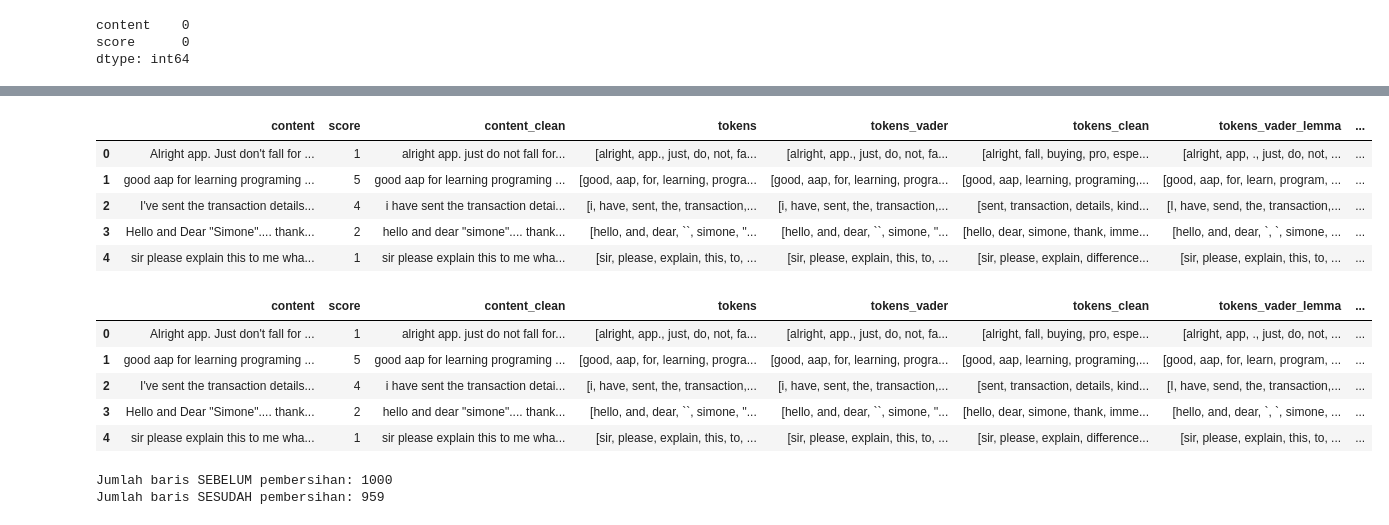
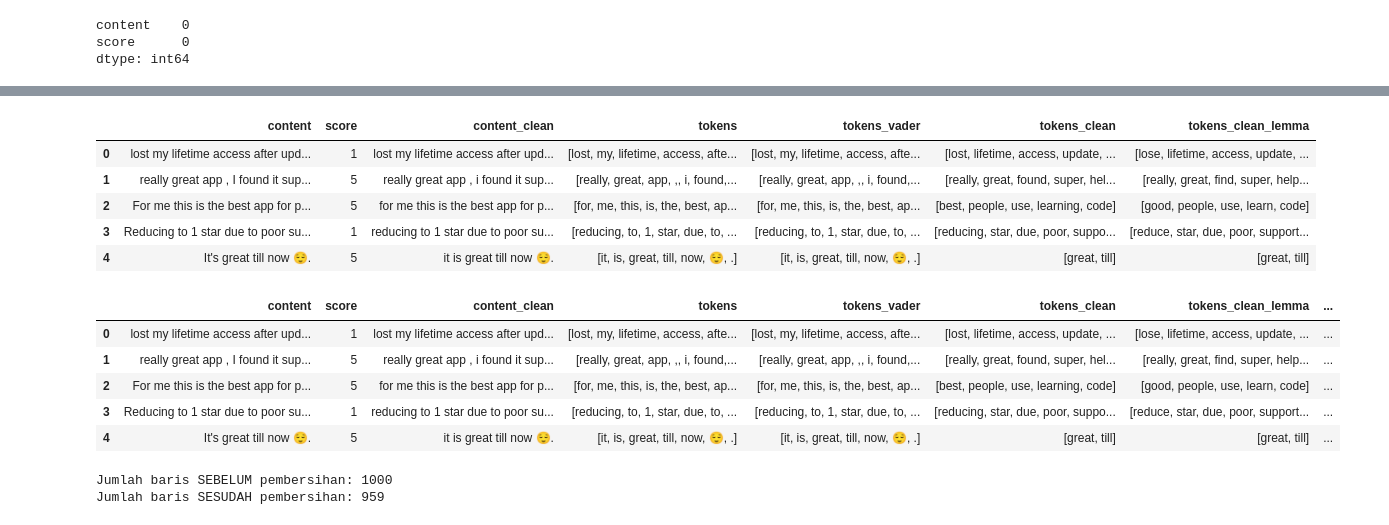
Before and after one commit to AnnisaFadila069/gamified-coding-app-analysis, a Jupyter notebook: Notebook/Apk_programming hub.ipynb, the cells around one changed output, grey strips where cells are left out. Cells and saved outputs as stored; diff of their text form; code cells hidden in the pictures.

```diff
--- a/Notebook/Apk_programming hub.ipynb
+++ b/Notebook/Apk_programming hub.ipynb
@@ -251,26 +251,23 @@ df2[df2['tokens'].apply(lambda tokens: 'nice' in tokens)]
 # %%
 #✅ 8. Lemmatization
 # Load model spaCy
 nlp = spacy.load("en_core_web_sm")
 
 # Fungsi lemmatizer menggunakan spaCy
 def lemmatize_tokens(tokens):
     doc = nlp(" ".join(tokens))  # Gabungkan token ke dalam satu string untuk diproses
     return [token.lemma_ for token in doc]
 
-# Lemmatisasi kolom 'tokens_vader'
-df2['tokens_vader_lemma'] = df2['tokens_vader'].apply(lemmatize_tokens)
-
 # Lemmatisasi kolom 'tokens_clean'
 df2['tokens_clean_lemma'] = df2['tokens_clean'].apply(lemmatize_tokens)
 df2.head(5)
 # %% [output]
-|  | content | score | content_clean | tokens | tokens_vader | tokens_clean | tokens_vader_lemma | ... |
-| 0 | Alright app. Just don't fall for ... | 1 | alright app. just do not fall for... | [alright, app., just, do, not, fa... | [alright, app., just, do, not, fa... | [alright, fall, buying, pro, espe... | [alright, app, ., just, do, not, ... | ... |
-| 1 | good aap for learning programing ... | 5 | good aap for learning programing ... | [good, aap, for, learning, progra... | [good, aap, for, learning, progra... | [good, aap, learning, programing,... | [good, aap, for, learn, program, ... | ... |
-| 2 | I've sent the transaction details... | 4 | i have sent the transaction detai... | [i, have, sent, the, transaction,... | [i, have, sent, the, transaction,... | [sent, transaction, details, kind... | [I, have, send, the, transaction,... | ... |
-| 3 | Hello and Dear "Simone".... thank... | 2 | hello and dear "simone".... thank... | [hello, and, dear, ``, simone, ''... | [hello, and, dear, ``, simone, ''... | [hello, dear, simone, thank, imme... | [hello, and, dear, `, `, simone, ... | ... |
-| 4 | sir please explain this to me wha... | 1 | sir please explain this to me wha... | [sir, please, explain, this, to, ... | [sir, please, explain, this, to, ... | [sir, please, explain, difference... | [sir, please, explain, this, to, ... | ... |
+|  | content | score | content_clean | tokens | tokens_vader | tokens_clean | tokens_clean_lemma |
+| 0 | lost my lifetime access after upd... | 1 | lost my lifetime access after upd... | [lost, my, lifetime, access, afte... | [lost, my, lifetime, access, afte... | [lost, lifetime, access, update, ... | [lose, lifetime, access, update, ... |
+| 1 | really great app , I found it sup... | 5 | really great app , i found it sup... | [really, great, app, ,, i, found,... | [really, great, app, ,, i, found,... | [really, great, found, super, hel... | [really, great, find, super, help... |
+| 2 | For me this is the best app for p... | 5 | for me this is the best app for p... | [for, me, this, is, the, best, ap... | [for, me, this, is, the, best, ap... | [best, people, use, learning, code] | [good, people, use, learn, code] |
+| 3 | Reducing to 1 star due to poor su... | 1 | reducing to 1 star due to poor su... | [reducing, to, 1, star, due, to, ... | [reducing, to, 1, star, due, to, ... | [reducing, star, due, poor, suppo... | [reduce, star, due, poor, support... |
+| 4 | It's great till now 😌. | 5 | it is great till now 😌. | [it, is, great, till, now, 😌, .] | [it, is, great, till, now, 😌, .] | [great, till] | [great, till] |
 # %%
 #✅ 9. Removing Rare Words (frekuensi < 3)
 
@@ -288,12 +285,12 @@ valid_tokens = set([token for token, freq in token_freq.items() if freq >= min_f
 df2['tokens_clean_final'] = df2['tokens_clean_lemma'].apply(lambda tokens: [t for t in tokens if t in valid_tokens])
 df2.head()
 # %% [output]
-|  | content | score | content_clean | tokens | tokens_vader | tokens_clean | tokens_vader_lemma | ... |
-| 0 | Alright app. Just don't fall for ... | 1 | alright app. just do not fall for... | [alright, app., just, do, not, fa... | [alright, app., just, do, not, fa... | [alright, fall, buying, pro, espe... | [alright, app, ., just, do, not, ... | ... |
-| 1 | good aap for learning programing ... | 5 | good aap for learning programing ... | [good, aap, for, learning, progra... | [good, aap, for, learning, progra... | [good, aap, learning, programing,... | [good, aap, for, learn, program, ... | ... |
-| 2 | I've sent the transaction details... | 4 | i have sent the transaction detai... | [i, have, sent, the, transaction,... | [i, have, sent, the, transaction,... | [sent, transaction, details, kind... | [I, have, send, the, transaction,... | ... |
-| 3 | Hello and Dear "Simone".... thank... | 2 | hello and dear "simone".... thank... | [hello, and, dear, ``, simone, ''... | [hello, and, dear, ``, simone, ''... | [hello, dear, simone, thank, imme... | [hello, and, dear, `, `, simone, ... | ... |
-| 4 | sir please explain this to me wha... | 1 | sir please explain this to me wha... | [sir, please, explain, this, to, ... | [sir, please, explain, this, to, ... | [sir, please, explain, difference... | [sir, please, explain, this, to, ... | ... |
+|  | content | score | content_clean | tokens | tokens_vader | tokens_clean | tokens_clean_lemma | ... |
+| 0 | lost my lifetime access after upd... | 1 | lost my lifetime access after upd... | [lost, my, lifetime, access, afte... | [lost, my, lifetime, access, afte... | [lost, lifetime, access, update, ... | [lose, lifetime, access, update, ... | ... |
+| 1 | really great app , I found it sup... | 5 | really great app , i found it sup... | [really, great, app, ,, i, found,... | [really, great, app, ,, i, found,... | [really, great, found, super, hel... | [really, great, find, super, help... | ... |
+| 2 | For me this is the best app for p... | 5 | for me this is the best app for p... | [for, me, this, is, the, best, ap... | [for, me, this, is, the, best, ap... | [best, people, use, learning, code] | [good, people, use, learn, code] | ... |
+| 3 | Reducing to 1 star due to poor su... | 1 | reducing to 1 star due to poor su... | [reducing, to, 1, star, due, to, ... | [reducing, to, 1, star, due, to, ... | [reducing, star, due, poor, suppo... | [reduce, star, due, poor, support... | ... |
+| 4 | It's great till now 😌. | 5 | it is great till now 😌. | [it, is, great, till, now, 😌, .] | [it, is, great, till, now, 😌, .] | [great, till] | [great, till] | ... |
 # %%
 # ✅ 10. Handling Missing Values → Menghapus data yang kosong
 
```
Also changed, not shown: parts of 30 cells of this notebook, 15 other files.
